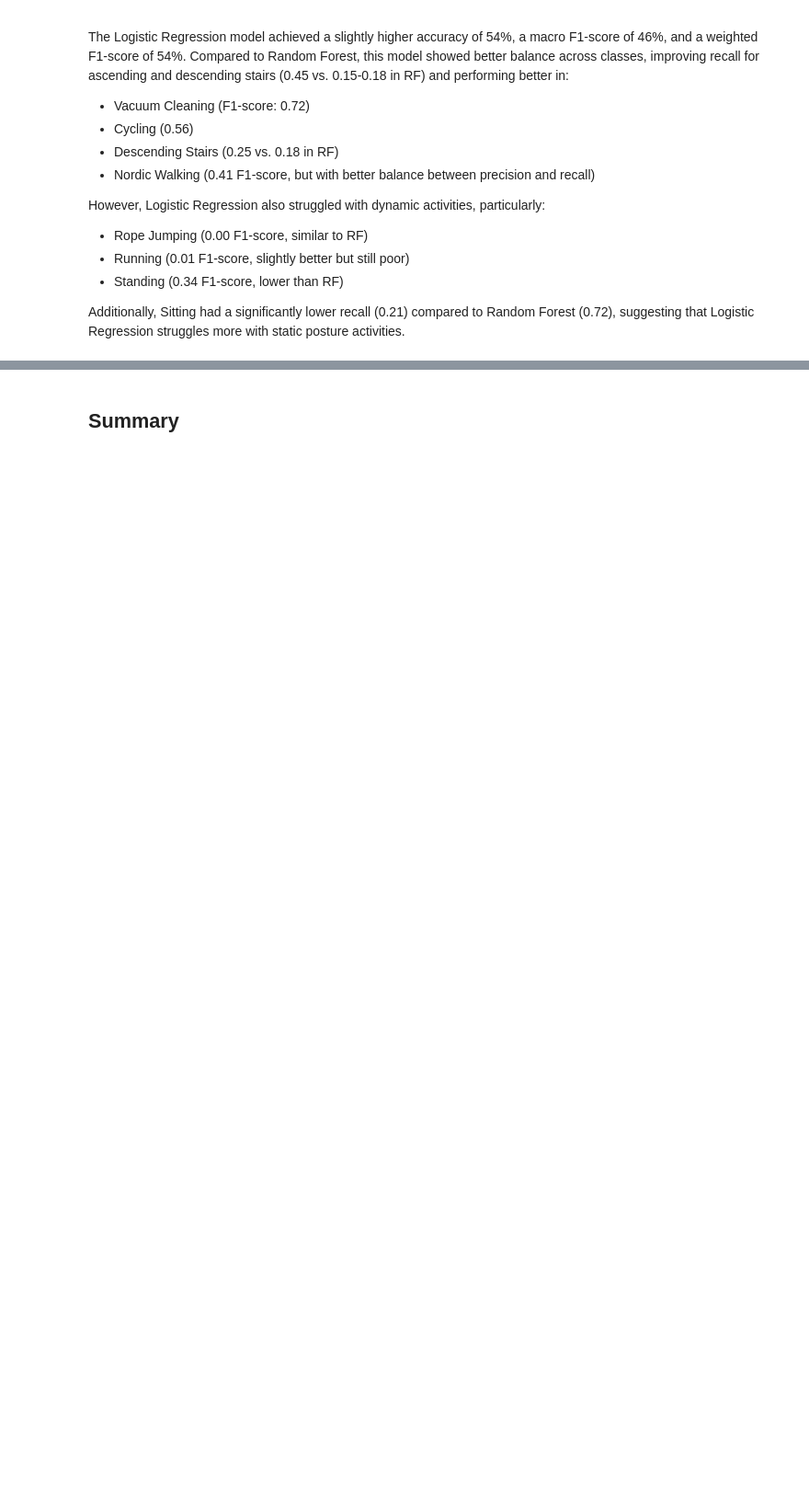
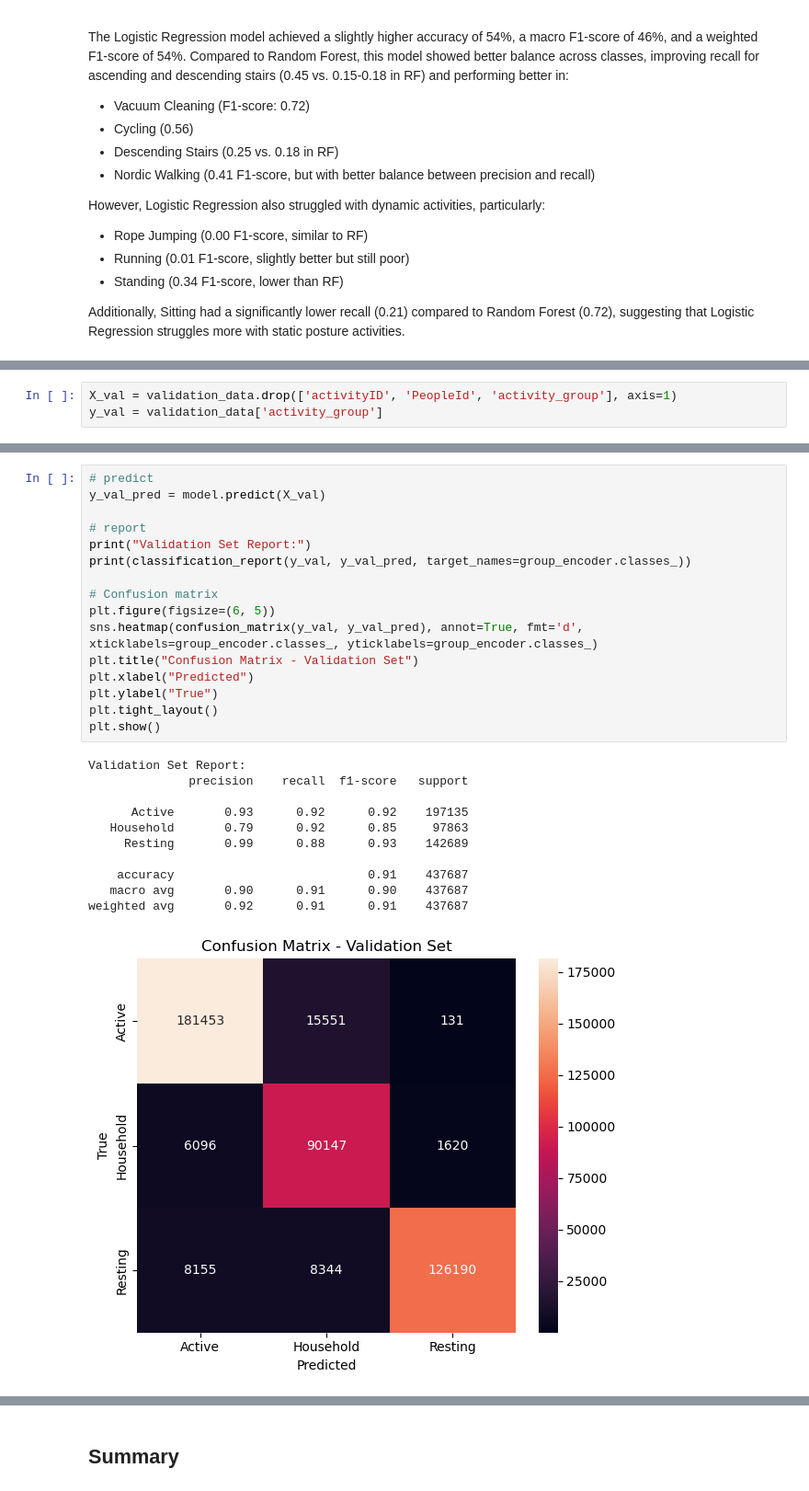
Before and after one commit to dmartseniuk/physical-activity, a Jupyter notebook: noteboooks/notebook.ipynb, the cells around one changed output, grey strips where cells are left out. Shown at 92% size. Cells and saved outputs as stored; diff of their text form; blank space fills up the shorter version.

```diff
--- a/noteboooks/notebook.ipynb
+++ b/noteboooks/notebook.ipynb
@@ -1048,0 +1129,3 @@ Random Forest had stronger precision but lower recall for several key activities
+# %%
+X_val = validation_data.drop(['activityID', 'PeopleId', 'activity_group'], axis=1)
+y_val = validation_data['activity_group']
@@ -1048,0 +1171,28 @@ Random Forest had stronger precision but lower recall for several key activities
+# %%
+# predict
+y_val_pred = model.predict(X_val)
+
+# report
+print("Validation Set Report:")
+print(classification_report(y_val, y_val_pred, target_names=group_encoder.classes_))
+
+# Confusion matrix
+plt.figure(figsize=(6, 5))
+sns.heatmap(confusion_matrix(y_val, y_val_pred), annot=True, fmt='d', xticklabels=group_encoder.classes_, yticklabels=group_encoder.classes_)
+plt.title("Confusion Matrix - Validation Set")
+plt.xlabel("Predicted")
+plt.ylabel("True")
+plt.tight_layout()
+plt.show()
+# %% [output]
+Validation Set Report:
+              precision    recall  f1-score   support
+
+      Active       0.93      0.92      0.92    197135
+   Household       0.79      0.92      0.85     97863
+     Resting       0.99      0.88      0.93    142689
+
+    accuracy                           0.91    437687
+   macro avg       0.90      0.91      0.90    437687
+weighted avg       0.92      0.91      0.91    437687
+[figure, added]
```
Also changed, not shown: parts of 47 cells of this notebook.
